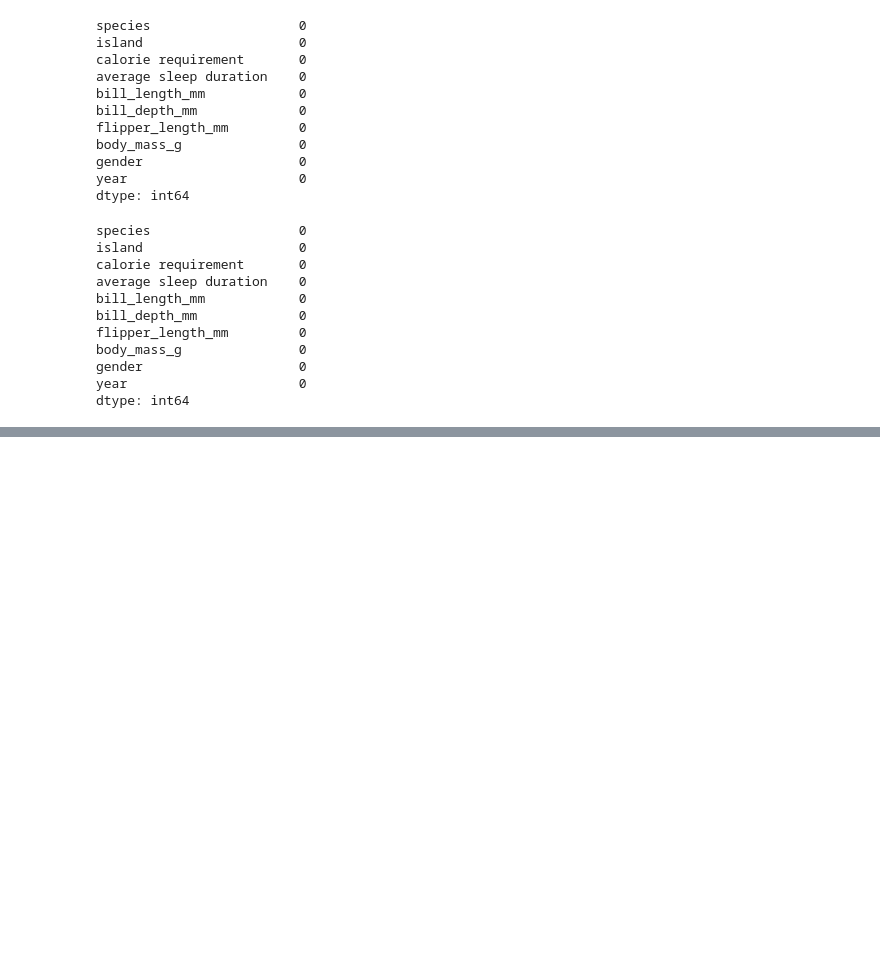
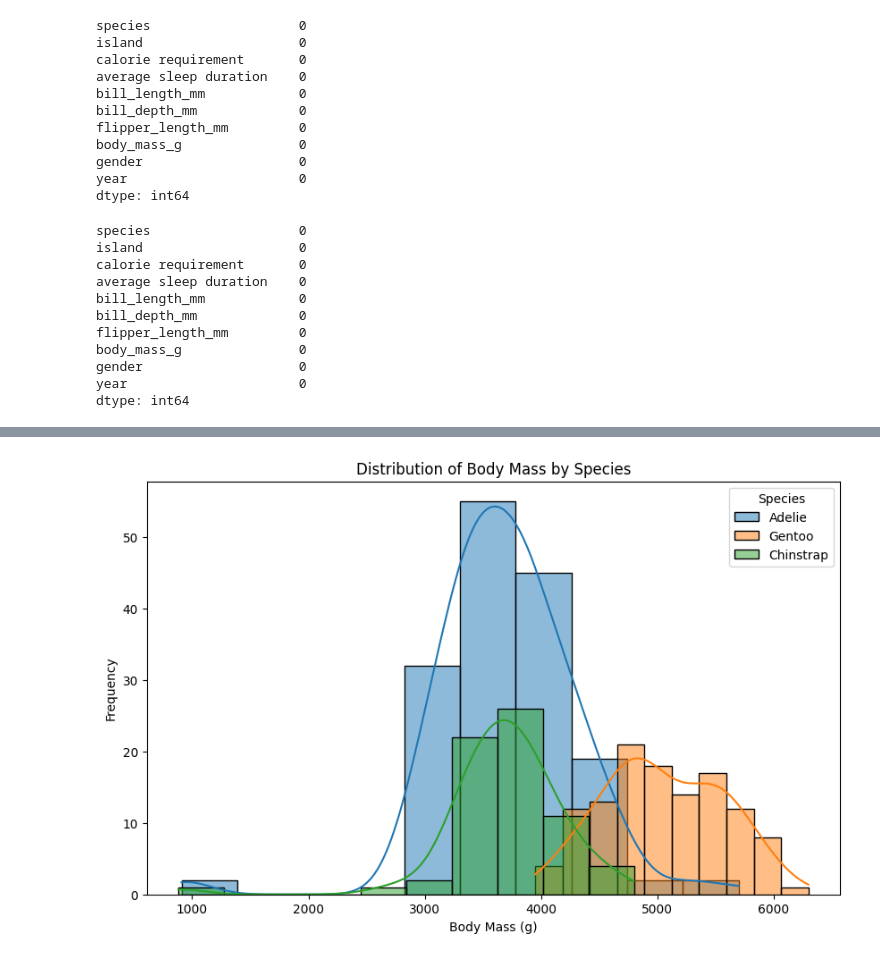
Before and after one commit to SEEMANTULANISCHAL/Classification_Regression_Methods, a Jupyter notebook: Data_Analysis_Preprocessing.ipynb, the cells around one changed output, grey strips where cells are left out. Saved outputs shown, nothing was run; the diff lists cells and outputs as text; code cells hidden in the pictures; blank space fills up the shorter version.

```diff
--- a/Data_Analysis_Preprocessing.ipynb
+++ b/Data_Analysis_Preprocessing.ipynb
@@ -94,0 +132,13 @@ dtype: int64
+# %%
+#Histogram
+plt.figure(figsize=(10, 6))
+for species in penguins['species'].unique():
+    subset = penguins[penguins['species'] == species]
+    sns.histplot(subset['body_mass_g'], kde=True, label=species, bins=10)
+plt.title('Distribution of Body Mass by Species')
+plt.xlabel('Body Mass (g)')
+plt.ylabel('Frequency')
+plt.legend(title='Species')
+plt.show()
+# %% [output]
+[figure, added]
```
Also changed, not shown: parts of 6 cells of this notebook.
